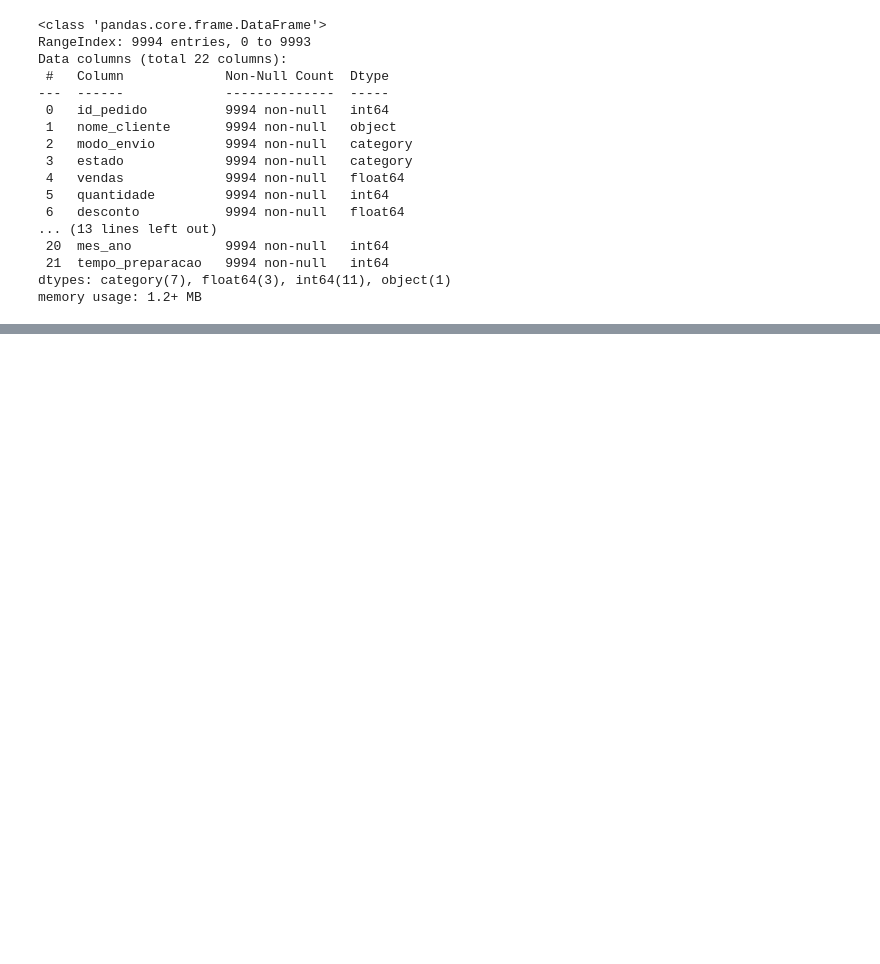
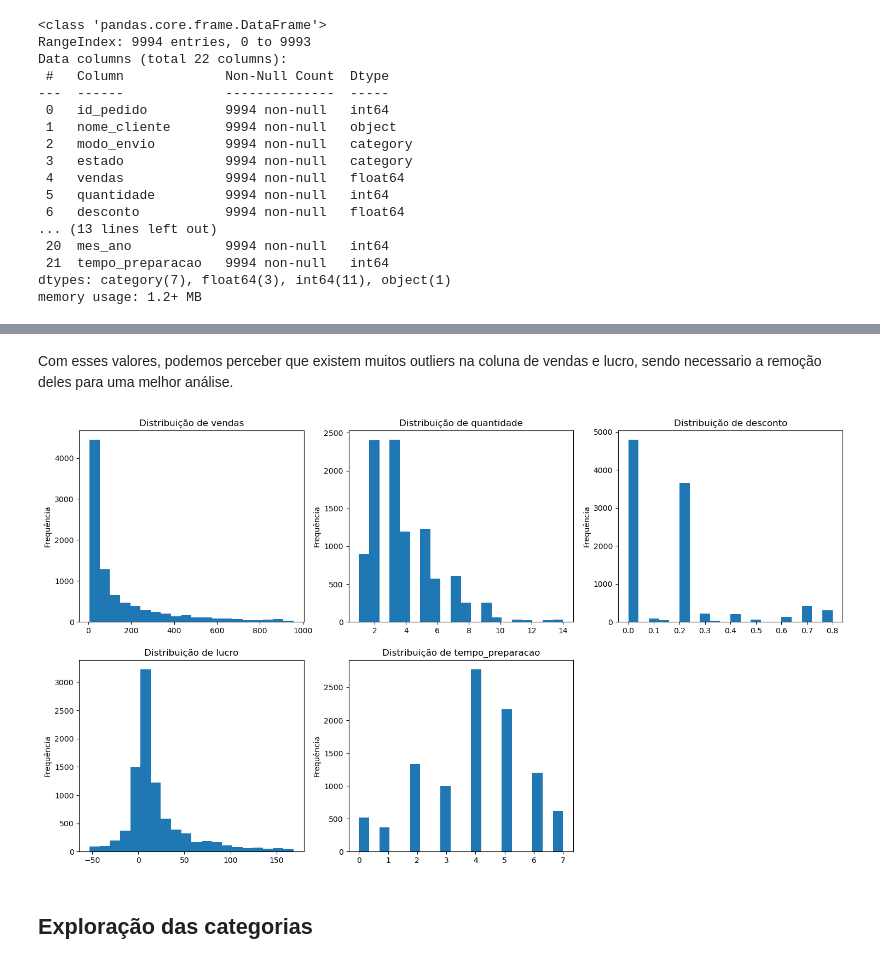
Before and after one commit to PedroMRegis/analise-dados_ijr, a Jupyter notebook: analise_R-Amaral-Office/analise-de-dados.ipynb, the cells around one changed output, grey strips where cells are left out. Saved outputs shown, nothing was run; the diff lists cells and outputs as text; code cells hidden in the pictures; blank space fills up the shorter version.

```diff
--- a/analise_R-Amaral-Office/analise-de-dados.ipynb
+++ b/analise_R-Amaral-Office/analise-de-dados.ipynb
@@ -201,0 +245,39 @@ Name: tempo_preparacao, dtype: float64
+# %% [markdown]
+Com esses valores, podemos perceber que existem muitos outliers na coluna de vendas e lucro, sendo necessario a remoção deles para uma melhor análise.
+# %%
+plt.figure(figsize=(18, 10))
+
+
+p5, p95 = np.percentile(df_R_amaral['vendas'], [5,95])#tirando outliers do grafico para melhor vizualização
+plt.subplot(2, 3, 1)
+plt.hist(df_R_amaral['vendas'], bins=20,range=[p5,p95])
+plt.title('Distribuição de vendas')
+plt.ylabel('Frequência')
+
+plt.subplot(2, 3, 2)
+plt.hist(df_R_amaral['quantidade'], bins=20)
+plt.title('Distribuição de quantidade')
+plt.ylabel('Frequência')
+
+plt.subplot(2, 3, 3)
+plt.hist(df_R_amaral['desconto'], bins=20)
+plt.title('Distribuição de desconto')
+plt.ylabel('Frequência')
+
+per5, per95 = np.percentile(df_R_amaral['lucro'], [5,95]) #tirando outliers do grafico para melhor vizualização
+plt.subplot(2, 3, 4)
+plt.hist(df_R_amaral['lucro'], bins=20,range=[per5,per95])
+plt.title('Distribuição de lucro')
+plt.ylabel('Frequência')
+
+plt.subplot(2, 3, 5)
+plt.hist(df_R_amaral['tempo_preparacao'], bins=20)
+plt.title('Distribuição de tempo_preparacao')
+plt.ylabel('Frequência')
+
+
+plt.show()
+# %% [output]
+[figure, added]
+# %% [markdown]
+## Exploração das categorias
```
Also changed, not shown: parts of 27 cells of this notebook.
